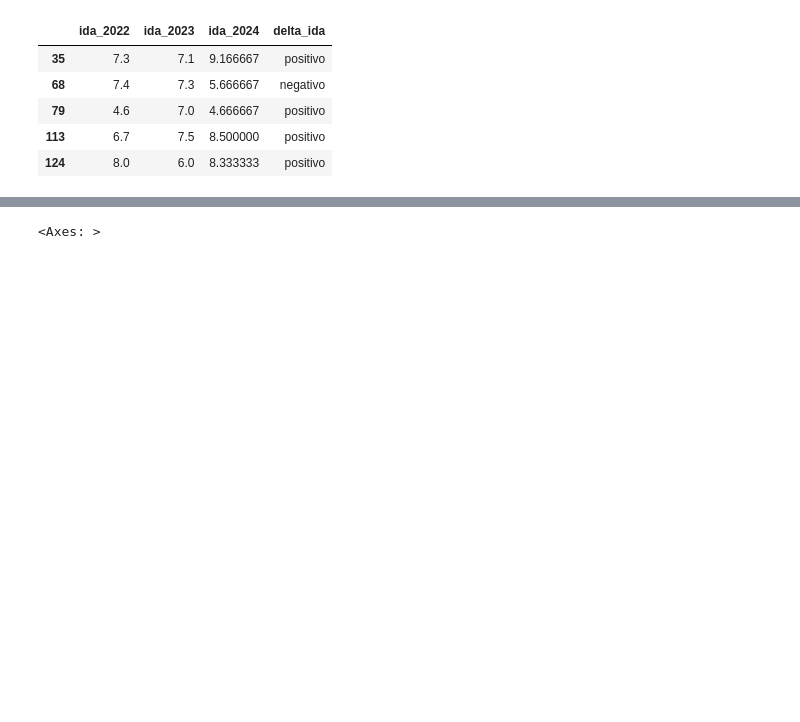
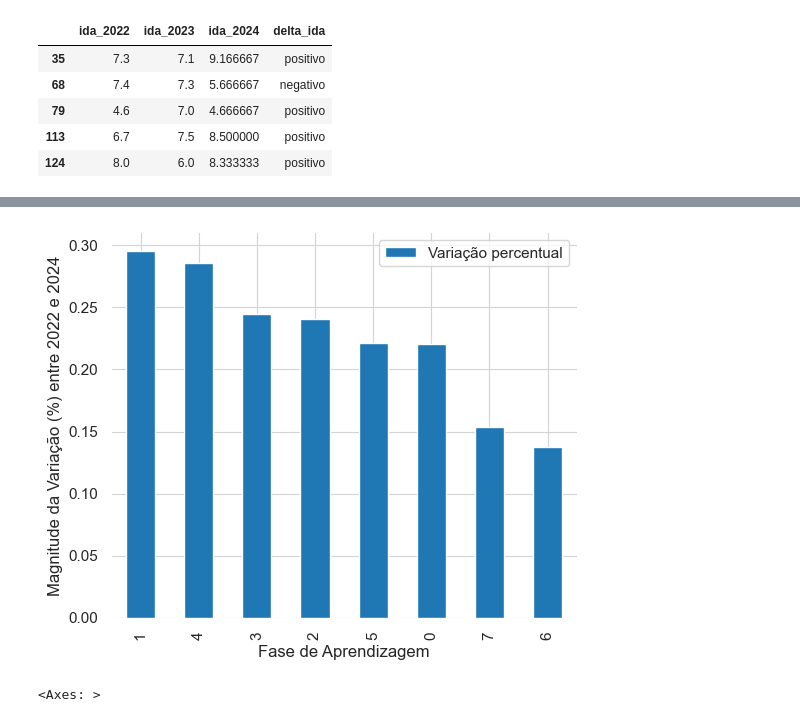
Before and after one commit to JacksonvBarbosa/datathon_fiap_postech, a Jupyter notebook: notebooks/eda_v1.ipynb, the cells around one changed output, grey strips where cells are left out. Saved outputs shown, nothing was run; the diff lists cells and outputs as text; code cells hidden in the pictures; blank space fills up the shorter version.

```diff
--- a/notebooks/eda_v1.ipynb
+++ b/notebooks/eda_v1.ipynb
@@ -244,0 +268,10 @@ df_todos_os_anos_ida.loc[:, ["ida_2022", "ida_2023", "ida_2024", "delta_ida"]].h
+# %%
+df_means_delta = df_todos_os_anos_ida.loc[:, ["ida_2022", "ida_2023", "ida_2024", "fase_2024_normalizado", "delta_ida"]].groupby(["fase_2024_normalizado", "delta_ida"]).agg(
+    mean_ida_2022 = ("ida_2022", "mean"),
+    mean_ida_2023 = ("ida_2023", "mean"),
+    mean_ida_2024 = ("ida_2024", "mean"),
+)
+# %%
+df_means_delta.reset_index(inplace=True)
+# %%
+df_means_negativo = df_means_delta.query(''' delta_ida == "negativo" ''')
@@ -245,3 +287,30 @@ df_todos_os_anos_ida.loc[:, ["ida_2022", "ida_2023", "ida_2024", "delta_ida"]].h
+# %%
+df_means_negativo["pct_mean_ida_2022_2024"] = df_means_negativo[["mean_ida_2022", "mean_ida_2024"]].pct_change(axis=1).loc[:, "mean_ida_2024"]
+# %%
+df_temp_pct = df_means_negativo.sort_values("pct_mean_ida_2022_2024", ascending=True)[["fase_2024_normalizado", "pct_mean_ida_2022_2024"]].copy()
+df_temp_pct["pct_mean_ida_2022_2024"] = df_temp_pct["pct_mean_ida_2022_2024"].abs()
+
+
+
+ax = df_temp_pct.plot(x="fase_2024_normalizado", y="pct_mean_ida_2022_2024", kind="bar", color="#1F77B4", figsize=(6, 5))
+
+# título dos eixos
+ax.set_xlabel("Fase de Aprendizagem")
+ax.set_ylabel("Magnitude da Variação (%) entre 2022 e 2024")
+
+# legenda
+ax.legend(["Variação percentual"])
+
+# remover bordas
+for spine in ax.spines.values():
+    spine.set_visible(False)
+
+# adicionar grade cinza claro
+ax.grid(True, color="lightgray", linewidth=0.8)
+
+plt.show()
+# %% [output]
+[figure, added]
 # %%
 df_todos_os_anos_ida['delta_ida'].value_counts().plot.pie(autopct="%1.1f%%")
 # %% [output]
```
Also changed, not shown: parts of 5 cells of this notebook.
